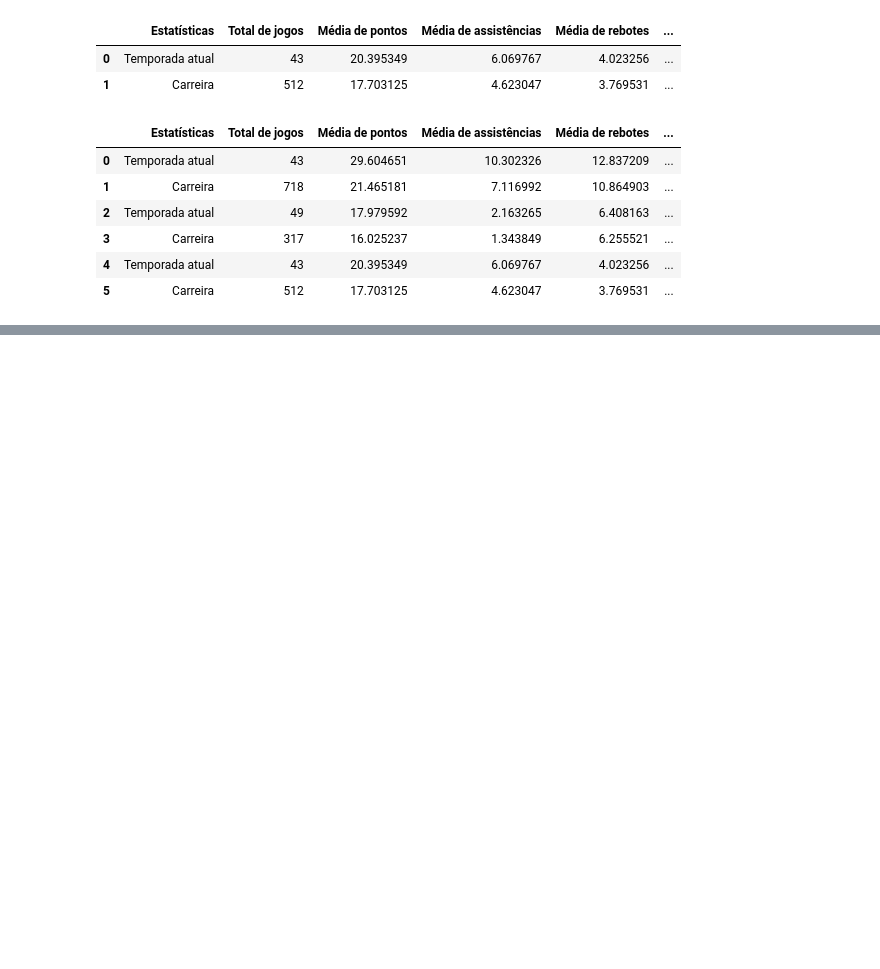
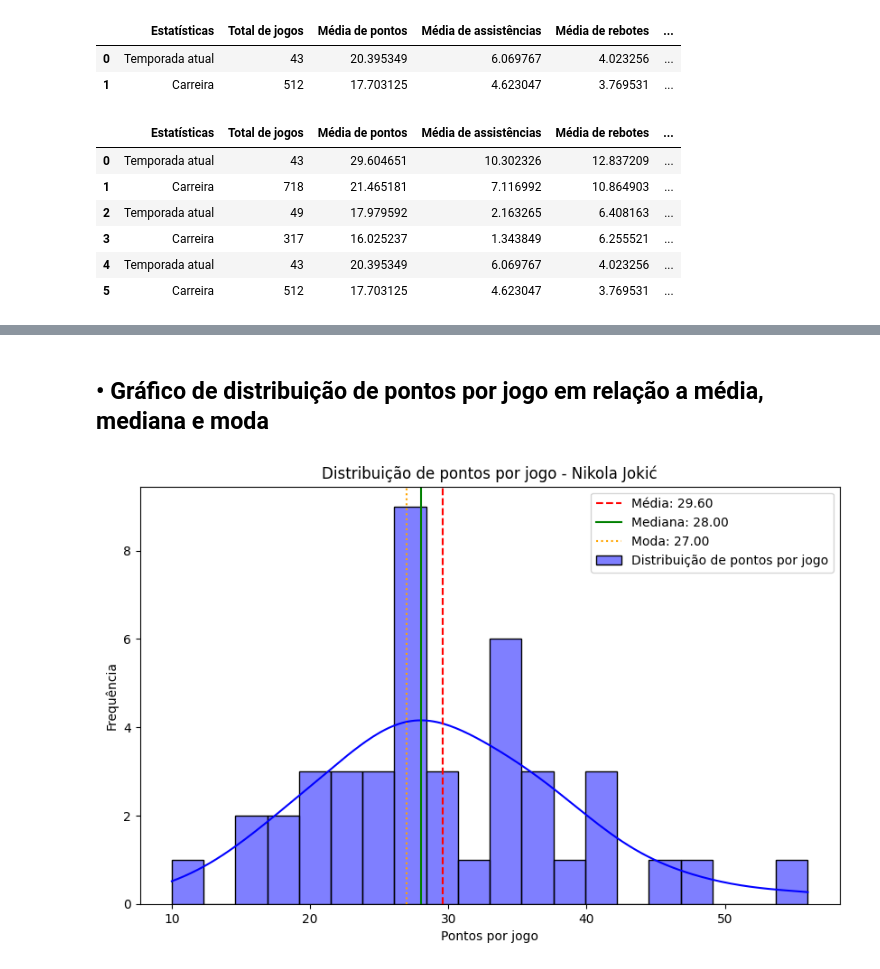
Before and after one commit to luiz-davi-m/ciencia-de-dados-nba, a Jupyter notebook: Parte 2/RF10.ipynb, the cells around one changed output, grey strips where cells are left out. Cells and saved outputs as stored; diff of their text form; code cells hidden in the pictures; blank space fills up the shorter version.

```diff
--- a/Parte 2/RF10.ipynb
+++ b/Parte 2/RF10.ipynb
@@ -99,0 +107,49 @@ salvar_dataset_csv(estatisticas_jogadores, f"{RESULTADOS_PATH}/rf10_comparacao_e
+# %%
+def exportar_grafico(nome_arquivo):
+    caminho_destino = f'{RESULTADOS_PATH}/gráficos'
+    os.makedirs(caminho_destino, exist_ok=True)
+
+    caminho_arquivo = os.path.join(caminho_destino, nome_arquivo)
+    plt.savefig(caminho_arquivo, dpi=300, bbox_inches='tight')
+# %%
+def gerar_grafico_distribuicao(dados, nome_jogador, estatistica_analisada):
+    media = dados.mean()
+    mediana = dados.median()
+
+    moda_result = stats.mode(dados, keepdims=True)
+    moda = moda_result.mode[0] if moda_result.count[0] > 0 else None
+
+    plt.figure(figsize=(10, 6))
+    sns.histplot(dados, kde=True, color='blue', bins=20, label=f'Distribuição de {estatistica_analisada} por jogo')
+
+    plt.axvline(media, color='red', linestyle='--', label=f'Média: {media:.2f}')
+    plt.axvline(mediana, color='green', linestyle='-', label=f'Mediana: {mediana:.2f}')
+    if moda is not None:
+        plt.axvline(moda, color='orange', linestyle=':', label=f'Moda: {moda:.2f}')
+
+    plt.title(f'Distribuição de {estatistica_analisada} por jogo - {nome_jogador}')
+    plt.xlabel(f'{estatistica_analisada.capitalize()} por jogo')
+    plt.ylabel('Frequência')
+    plt.legend()
+
+    exportar_grafico(f'distribuicao_{estatistica_analisada}_{nome_jogador}.png')
+
+    plt.show()
+# %%
+pontos_1 = dados_da_temporada_atual_1['PTS'].dropna()
+pontos_2 = dados_da_temporada_atual_2['PTS'].dropna()
+pontos_3 = dados_da_temporada_atual_3['PTS'].dropna()
+
+rebotes_1 = dados_da_temporada_atual_1['REB'].dropna()
+rebotes_2 = dados_da_temporada_atual_2['REB'].dropna()
+rebotes_3 = dados_da_temporada_atual_3['REB'].dropna()
+
+assistencias_1 = dados_da_temporada_atual_1['AST'].dropna()
+assistencias_2 = dados_da_temporada_atual_2['AST'].dropna()
+assistencias_3 = dados_da_temporada_atual_3['AST'].dropna()
+# %% [markdown]
+## • Gráfico de distribuição de pontos por jogo em relação a média, mediana e moda
+# %%
+gerar_grafico_distribuicao(pontos_1, JOGADOR_1, 'pontos')
+# %% [output]
+[figure, added]
```
Also changed, not shown: parts of 20 cells of this notebook, 14 other files.
